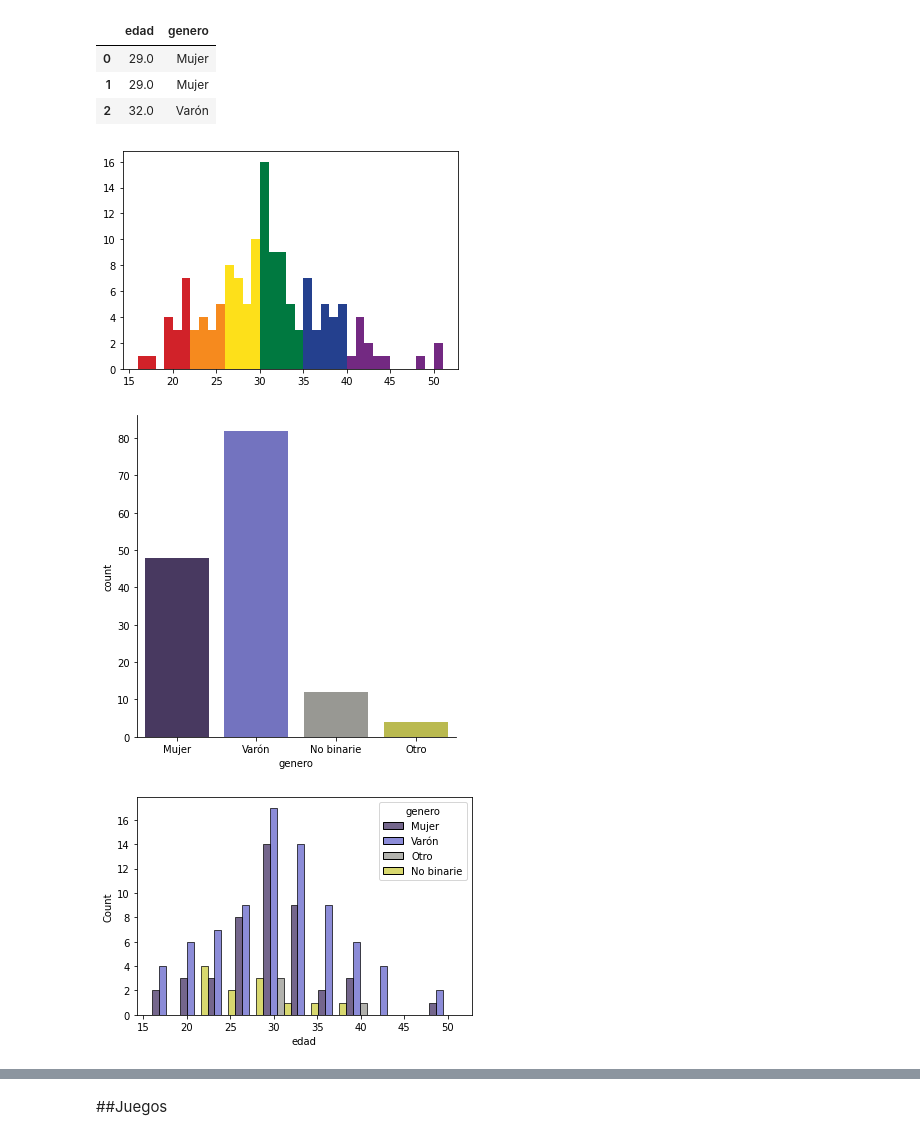
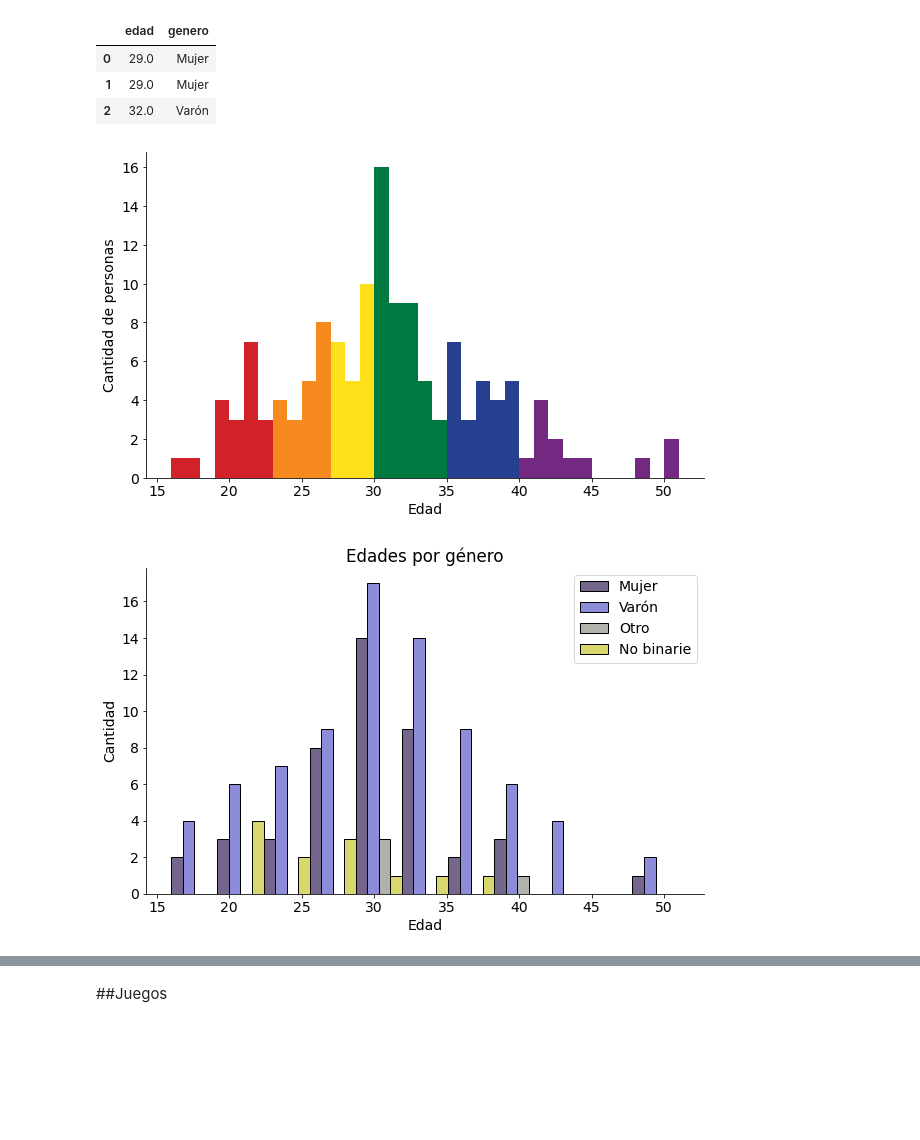
Before and after one commit to JuliMillan/Diversidad_rol, a Jupyter notebook: Copia_de_Diversidad_rol.ipynb, the cells around one changed output, grey strips where cells are left out. Saved outputs shown, nothing was run; the diff lists cells and outputs as text; code cells hidden in the pictures; blank space fills up the shorter version.

```diff
--- a/Copia_de_Diversidad_rol.ipynb
+++ b/Copia_de_Diversidad_rol.ipynb
@@ -14,6 +14,7 @@ from scipy import stats
 import folium
 import scipy.stats as ss
 import squarify
+plt.rcParams.update({'font.size':14})
 # %% [output]
 Requirement already satisfied: squarify in /usr/local/lib/python3.7/dist-packages (0.4.3)
 # %% [markdown]
@@ -176,30 +187,30 @@ edades_genero.head(3)
 | 1 | 29.0 | Mujer |
 | 2 | 32.0 | Varón |
 # %%
-fig, ax = plt.subplots()
+fig, ax = plt.subplots(figsize=(10,6))
 bin=(edad_maxima-edad_minima)
 
 N, bins, patches = ax.hist(edades, bins=bin)
 
-for i in range(0,6):
+for i in range(0,7):
     patches[i].set_facecolor('#D12229')
-for i in range(6,10):
+for i in range(7,11):
     patches[i].set_facecolor('#F68A1E')
-for i in range(10,14):
+for i in range(11,16):
     patches[i].set_facecolor('#FDE01A')
 for i in range(14,19):
     patches[i].set_facecolor('#007940')
 for i in range(19,24):
     patches[i].set_facecolor('#24408E')
 for i in range(24, len(patches)):
     patches[i].set_facecolor('#732982')
 
+ax.spines['top'].set_visible(False)
+ax.spines['right'].set_visible(False)
+plt.xlabel('Edad')
+plt.ylabel('Cantidad de personas')
+
+
 plt.show()
 # %% [output]
-[figure, old version]
+[figure, new version]
-# %%
-figure = sns.catplot(x="genero", kind="count", palette="gist_stern",
-                     data=df1, order=['Mujer', 'Varón', 'No binarie','Otro'])
-plt.show()
-# %% [output]
-[figure, removed]
@@ -212,5 +222,13 @@ edades_v = edades_genero[edades_genero['genero']=='Varón'].dropna()
 # %%
-figure = sns.histplot(data=edades_genero, x="edad", hue="genero", multiple="dodge", palette='gist_stern')
+fig, ax = plt.subplots(figsize=(10,6))
+fig = sns.histplot(data=edades_genero, x="edad", hue="genero",
+                      multiple="dodge", palette='gist_stern')
+plt.xlabel('Edad')
+plt.ylabel('Cantidad')
+plt.title('Edades por género')
+fig.get_legend().set_title(None)
+ax.spines['top'].set_visible(False)
+ax.spines['right'].set_visible(False)
 plt.show()
 # %% [output]
-[figure, old version]
+[figure, new version]
```
Also changed, not shown: parts of 45 cells of this notebook.
